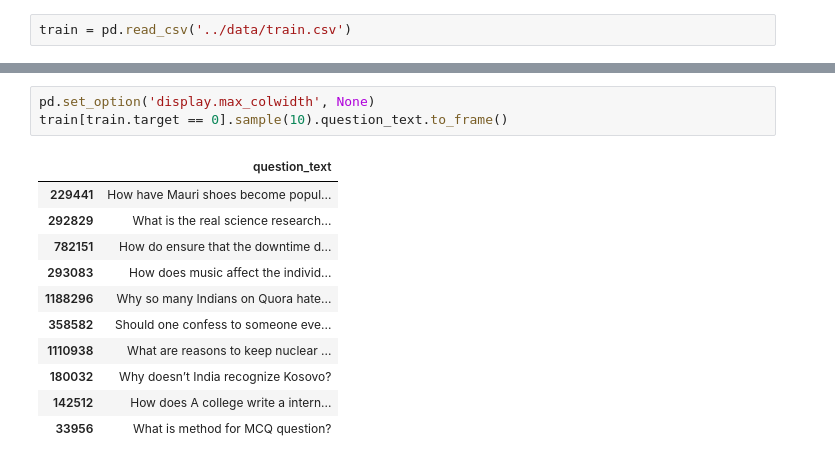
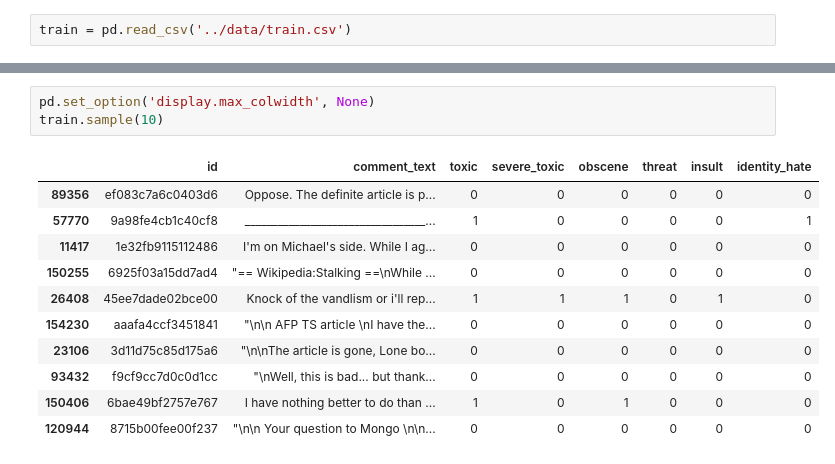
Before and after one commit to kafkaGen/QuoraInsincereQuestionsClassification, a Jupyter notebook: notebooks/eda.ipynb, the cells around one changed output, grey strips where cells are left out. Drawn from its saved outputs; the diff is of its cells as text.

```diff
--- a/notebooks/eda.ipynb
+++ b/notebooks/eda.ipynb
@@ -21,15 +50,15 @@ Name: count, dtype: float64
 # %%
 pd.set_option('display.max_colwidth', None)
-train[train.target == 0].sample(10).question_text.to_frame()
+train.sample(10)
 # %% [output]
-|  | question_text |
-| 229441 | How have Mauri shoes become popul... |
-| 292829 | What is the real science research... |
-| 782151 | How do ensure that the downtime d... |
-| 293083 | How does music affect the individ... |
-| 1188296 | Why so many Indians on Quora hate... |
-| 358582 | Should one confess to someone eve... |
-| 1110938 | What are reasons to keep nuclear ... |
-| 180032 | Why doesn’t India recognize Kosovo? |
-| 142512 | How does A college write a intern... |
-| 33956 | What is method for MCQ question? |
+|  | id | comment_text | toxic | severe_toxic | obscene | threat | insult | identity_hate |
+| 89356 | ef083c7a6c0403d6 | Oppose. The definite article is p... | 0 | 0 | 0 | 0 | 0 | 0 |
+| 57770 | 9a98fe4cb1c40cf8 | _________________________________... | 1 | 0 | 0 | 0 | 0 | 1 |
+| 11417 | 1e32fb9115112486 | I'm on Michael's side. While I ag... | 0 | 0 | 0 | 0 | 0 | 0 |
+| 150255 | 6925f03a15dd7ad4 | "== Wikipedia:Stalking ==\nWhile ... | 0 | 0 | 0 | 0 | 0 | 0 |
+| 26408 | 45ee7dade02bce00 | Knock of the vandlism or i'll rep... | 1 | 1 | 1 | 0 | 1 | 0 |
+| 154230 | aaafa4ccf3451841 | "\n\n AFP TS article \nI have the... | 0 | 0 | 0 | 0 | 0 | 0 |
+| 23106 | 3d11d75c85d175a6 | "\n\nThe article is gone, Lone bo... | 0 | 0 | 0 | 0 | 0 | 0 |
+| 93432 | f9cf9cc7d0c0d1cc | "\nWell, this is bad... but thank... | 0 | 0 | 0 | 0 | 0 | 0 |
+| 150406 | 6bae49bf2757e767 | I have nothing better to do than ... | 1 | 0 | 1 | 0 | 0 | 0 |
+| 120944 | 8715b00fee00f237 | "\n\n Your question to Mongo \n\n... | 0 | 0 | 0 | 0 | 0 | 0 |
```
Also changed, not shown: parts of 8 cells of this notebook, 2 other files.
